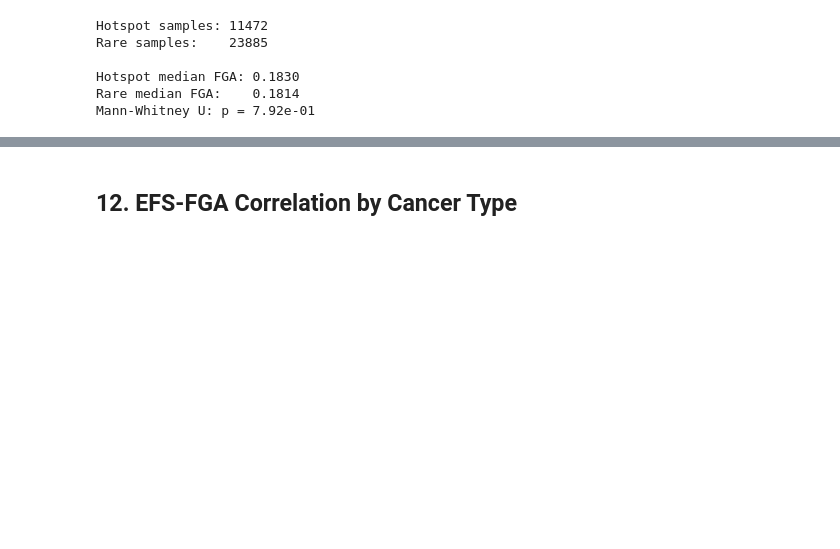
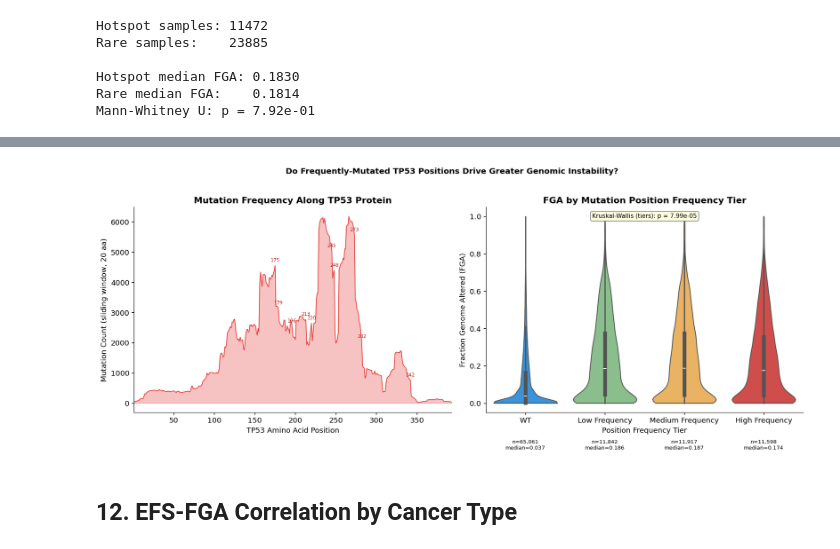
Before and after one commit to OrnitB/cancer_bioinformatics, a Jupyter notebook: project/tp53_cnv_analysis.ipynb, the cells around one changed output, grey strips where cells are left out. Drawn from its saved outputs; the diff is of its cells as text; code cells hidden in the pictures; blank space fills up the shorter version.

```diff
--- a/project/tp53_cnv_analysis.ipynb
+++ b/project/tp53_cnv_analysis.ipynb
@@ -967,0 +904,94 @@ plt.show()
+# %%
+# Figure 7: Mutation frequency by amino acid position vs FGA
+import re
+
+# Extract amino acid position from mutation name (e.g. R175H -> 175, G245S -> 245)
+def extract_position(mut):
+    m = re.search(r'[A-Z*]?(\d+)', str(mut))
+    return int(m.group(1)) if m else None
+
+df_mutants = df_analysis[df_analysis['TP53_mut_simple'] == 'Mutant'].copy()
+df_mutants['aa_position'] = df_mutants['TP53_mutation'].apply(extract_position)
+df_mutants = df_mutants.dropna(subset=['aa_position'])
+df_mutants['aa_position'] = df_mutants['aa_position'].astype(int)
+
+# Count samples per position
+pos_counts = df_mutants['aa_position'].value_counts().rename('n_samples')
+df_mutants['pos_frequency'] = df_mutants['aa_position'].map(pos_counts)
+
+# Bin positions into frequency tertiles
+df_mutants['freq_tier'] = pd.qcut(df_mutants['pos_frequency'], q=3, labels=['Low Frequency', 'Medium Frequency', 'High Frequency'])
+
+# Stats: Kruskal-Wallis across tiers
+from scipy.stats import kruskal, mannwhitneyu
+groups = [df_mutants.loc[df_mutants['freq_tier'] == t, 'FGA'].dropna()
+          for t in ['Low Frequency', 'Medium Frequency', 'High Frequency']]
+kw_stat, kw_p = kruskal(*groups)
+print(f'Kruskal-Wallis across frequency tiers: p = {kw_p:.2e}')
+for t, g in zip(['Low', 'Medium', 'High'], groups):
+    print(f'  {t}: n={len(g):,}, median FGA={g.median():.4f}')
+
+# --- Figure ---
+fig, axes = plt.subplots(1, 2, figsize=(15, 6))
+
+# --- Panel A: Mutation frequency along TP53 protein (lollipop) ---
+ax = axes[0]
+# Sliding window (20 aa) for smoothed view
+window = 20
+positions = range(1, 394)
+window_counts = []
+for p in positions:
+    count = pos_counts[(pos_counts.index >= p) & (pos_counts.index < p + window)].sum()
+    window_counts.append(count)
+
+ax.fill_between(list(positions), window_counts, alpha=0.3, color='#E53935')
+ax.plot(list(positions), window_counts, color='#E53935', linewidth=1)
+
+# Mark top positions
+top_positions = pos_counts.head(10)
+for pos, count in top_positions.items():
+    wc = window_counts[pos - 1]
+    ax.annotate(str(pos), xy=(pos, wc), xytext=(0, 6),
+                textcoords='offset points', ha='center', fontsize=7, color='#B71C1C')
+
+ax.set_xlabel('TP53 Amino Acid Position')
+ax.set_ylabel(f'Mutation Count (sliding window, {window} aa)')
+ax.set_title('Mutation Frequency Along TP53 Protein', fontweight='bold')
+ax.set_xlim(1, 393)
+
+# --- Panel B: FGA by position frequency tier ---
+ax = axes[1]
+order_t = ['Low Frequency', 'Medium Frequency', 'High Frequency']
+palette_t = ['#81C784', '#FFB74D', '#E53935']
+wt_plot = df_analysis[df_analysis['TP53_mut_simple'] == 'WT'][['FGA']].copy()
+wt_plot['freq_tier'] = 'WT'
+combined_t = pd.concat([wt_plot.rename(columns={'freq_tier': 'freq_tier'}), df_mutants[['FGA', 'freq_tier']]], ignore_index=True)
+full_order = ['WT'] + order_t
+full_palette = [COLORS['WT']] + palette_t
+
+sns.violinplot(data=combined_t, x='freq_tier', y='FGA', order=full_order, palette=full_palette, inner='box', cut=0, ax=ax)
+
+ax.set_title('FGA by Mutation Position Frequency Tier', fontweight='bold')
+ax.set_xlabel('Position Frequency Tier')
+ax.set_ylabel('Fraction Genome Altered (FGA)')
+
+# Annotate medians and sample sizes
+from matplotlib.transforms import blended_transform_factory
+trans = blended_transform_factory(ax.transData, ax.transAxes)
+for i, grp in enumerate(full_order):
+    sub = combined_t[combined_t['freq_tier'] == grp]['FGA'].dropna()
+    ax.text(i, -0.13, f'n={len(sub):,}\nmedian={sub.median():.3f}',
+            ha='center', va='top', fontsize=8,
+            transform=trans, clip_on=False)
+
+p_str = f'Kruskal-Wallis (tiers): p = {kw_p:.2e}'
+ax.annotate(p_str, xy=(0.5, 0.97), xycoords='axes fraction',
+            ha='center', va='top', fontsize=9,
+            bbox=dict(boxstyle='round,pad=0.3', facecolor='lightyellow', edgecolor='gray'))
+
+fig.suptitle('Do Frequently-Mutated TP53 Positions Drive Greater Genomic Instability?',
+             fontsize=12, fontweight='bold', y=1.02)
+plt.tight_layout()
+plt.savefig('figures/fig7_hotspot_analysis.png', dpi=150, bbox_inches='tight')
+plt.show()
+# %% [output]
@@ -968,3 +1002,4 @@ plt.show()
+[figure, added]
 # %% [markdown]
 ## 12. EFS-FGA Correlation by Cancer Type
 # %%
```
Also changed, not shown: parts of 5 cells of this notebook, 2 other files.
